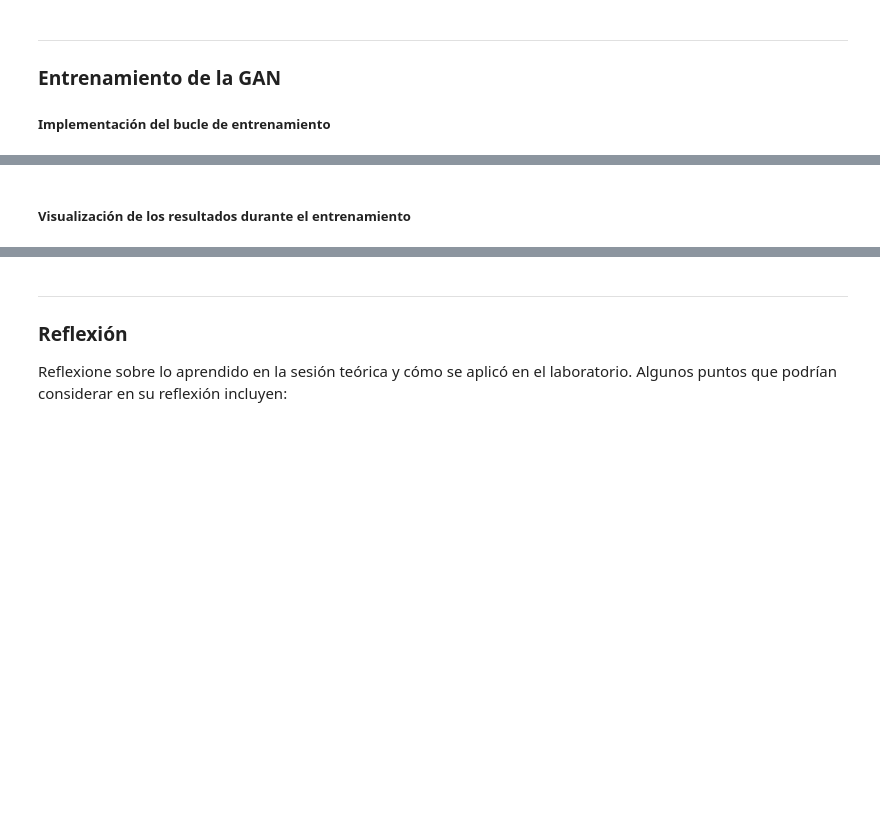
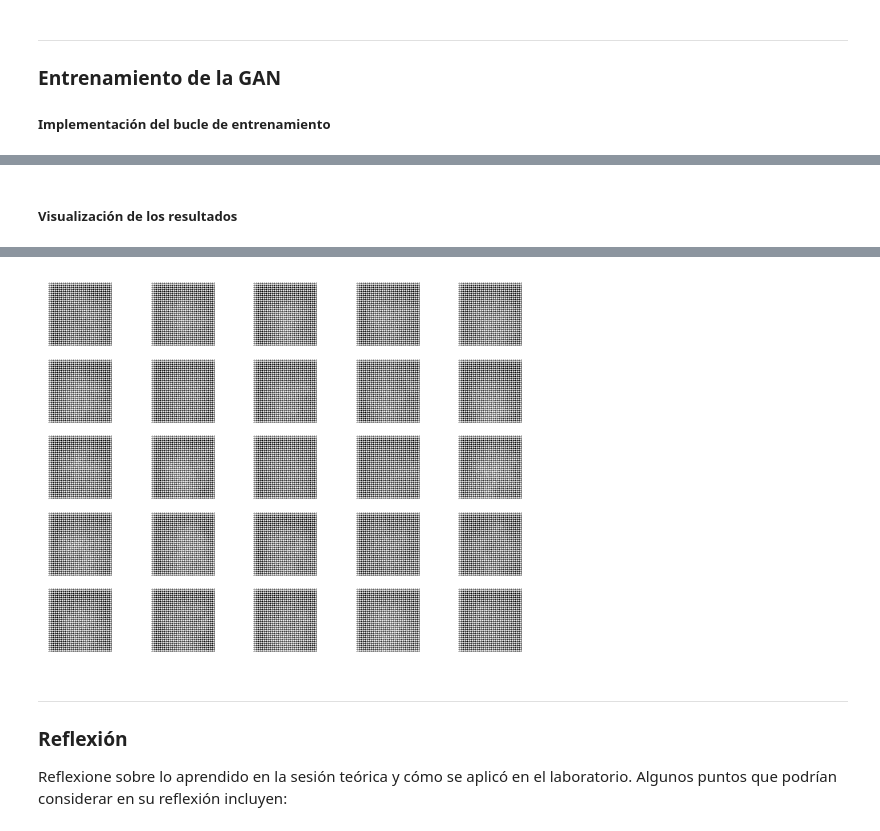
Before and after one commit to stefanoaragoni/Lab6_DataScience, a Jupyter notebook: lab6.ipynb, the cells around one changed output, grey strips where cells are left out. Drawn from its saved outputs; the diff is of its cells as text; code cells hidden in the pictures; blank space fills up the shorter version.

```diff
--- a/lab6.ipynb
+++ b/lab6.ipynb
@@ -53,7 +54,7 @@ A través de la librería de Keras, se cargaron las imágenes por batches.
 Asimismo, se les aplicó un preprocesamiento, el cual consistió en normalizar los valores de los pixeles de las imágenes, recortarlas y redimensionarlas a 64 X 64 X 3.
 # %%
 # Batch size
-batch_size = 32
+batch_size = 2000
 
 # Tamaño de las imágenes
 img_size = 64
@@ -89,3 +88,5 @@ A continuación se demuestra el modelo del <font color=orange>generador</font>.
+# %%
+tamanio_codificacion = 100
 # %%
 generador = Sequential()
 generador.add(Dense(8 * 8 * 256, input_shape=[tamanio_codificacion]))
@@ -114,10 +115,3 @@ discriminador.add(Dense(1, activation="sigmoid"))
 Con los modelos listos, se procedió a definir las funciones de pérdida y los optimizadores. Esto con el propósito de poder entrenar la GAN. Más específicamente, se utilizó la función de <font color=orange>Binary Cross Entropy</font> (BCE) como función de pérdida, y el <font color=orange>optimizador Adam</font>.
 
 Asimismo, se indicó que el discriminador no se entrenaría durante el entrenamiento de la GAN, ya que el objetivo es entrenar al generador para que engañe al discriminador.
-# %%
-GAN = Sequential([generador, discriminador])
-
-discriminador.compile(loss="binary_crossentropy", optimizer="adam")
-discriminador.trainable = False
-
-GAN.compile(loss = "binary_crossentropy", optimizer = "adam")
@@ -126,21 +137,3 @@ GAN.compile(loss = "binary_crossentropy", optimizer = "adam")
 ### **Entrenamiento de la GAN**
 
 ##### Implementación del bucle de entrenamiento
-# %%
-# Si se desea que el entrenamiento sea más
-#   rápido, se puede tomar un valor mayor
-tamanio_tanda = 32
-
-# mis_datos = X_entreno
-mis_datos = train_generator[0]
-
-datos = tf.data.Dataset.from_tensor_slices(mis_datos).shuffle(buffer_size = 1000)
-
-datos = datos.batch(tamanio_tanda,
-                    drop_remainder = True).prefetch(1)
-
-epocas = 20
-
-
-# Tomar los componentes por separado
-generador, discriminador = GAN.layers
@@ -210,2 +207,17 @@ plt.imshow(imagenes[0])
 # %% [markdown]
-##### Visualización de los resultados durante el entrenamiento
+##### Visualización de los resultados
+# %%
+# Generar imágenes para mostrar
+noise = np.random.normal(0, 1, (25, tamanio_codificacion))
+gen_imgs = generador.predict(noise)
+
+# Escalar imágenes a [0, 1]
+gen_imgs = 0.5 * gen_imgs + 0.5
+
+fig, axs = plt.subplots(5, 5)
+for i in range(5):
+    for j in range(5):
+        axs[i, j].imshow(gen_imgs[i * 5 + j, :, :, 0], cmap='gray')
+        axs[i, j].axis('off')
+plt.show()
+# %% [output]
@@ -212,3 +225,4 @@ plt.imshow(imagenes[0])
+[figure, added]
 # %% [markdown]
 --------
 ### **Reflexión**
```
Also changed, not shown: parts of 10 cells of this notebook.
